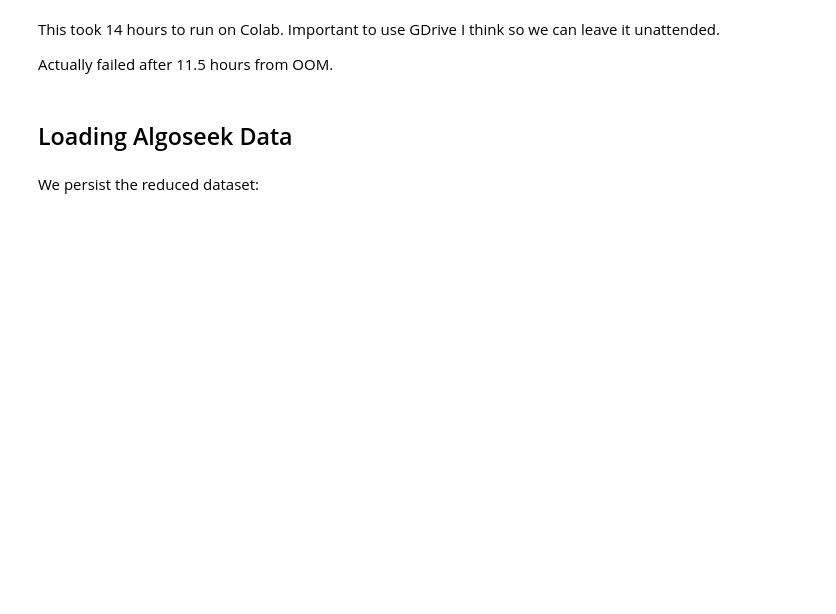
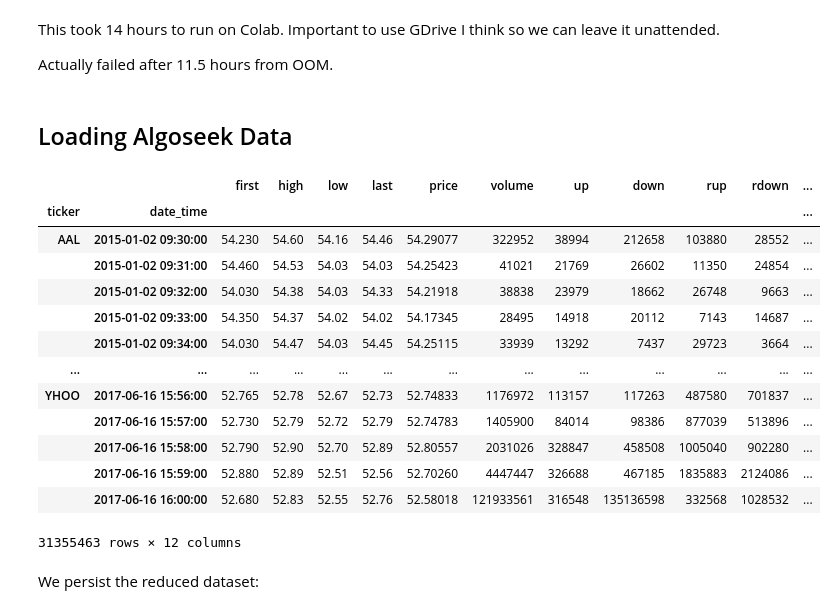
Before and after one commit to fovi-llc/machine-learning-for-trading, a Jupyter notebook: 12_gradient_boosting_machines/10_intraday_features.ipynb, the cells around one changed output. Saved outputs shown, nothing was run; the diff lists cells and outputs as text; code cells hidden in the pictures; blank space fills up the shorter version.

Commit message:
New machine config.

```diff
--- a/12_gradient_boosting_machines/10_intraday_features.ipynb
+++ b/12_gradient_boosting_machines/10_intraday_features.ipynb
@@ -313,5 +301,5 @@ Mounted at /content/drive
 # %%
-workspace_path = Path('/content/drive/MyDrive/Workspace/ml4t')
+workspace_path = Path(os.environ.get("PROJECTS_DIR"), "machine-learning-for-trading")
 
 nasdaq_path = workspace_path / 'data/nasdaq100'
 
@@ -351,6 +344,25 @@ data_cols = ohlcv_cols + ['up', 'down', 'rup', 'rdown', 'atask', 'atbid']
 # %%
 with pd.HDFStore(algoseek_path) as store:
     df = store['min_taq'].loc[:, data_cols].sort_index()
+# %%
+df.index.rename(['ticker', 'date_time'], inplace=True)
+# %%
+df
+# %% [output]
+|  |  | first | high | low | last | price | volume | up | down | rup | rdown | ... |
+| ticker | date_time |  |  |  |  |  |  |  |  |  |  | ... |
+| AAL | 2015-01-02 09:30:00 | 54.230 | 54.60 | 54.16 | 54.46 | 54.29077 | 322952 | 38994 | 212658 | 103880 | 28552 | ... |
+|  | 2015-01-02 09:31:00 | 54.460 | 54.53 | 54.03 | 54.03 | 54.25423 | 41021 | 21769 | 26602 | 11350 | 24854 | ... |
+|  | 2015-01-02 09:32:00 | 54.030 | 54.38 | 54.03 | 54.33 | 54.21918 | 38838 | 23979 | 18662 | 26748 | 9663 | ... |
+|  | 2015-01-02 09:33:00 | 54.350 | 54.37 | 54.02 | 54.02 | 54.17345 | 28495 | 14918 | 20112 | 7143 | 14687 | ... |
+|  | 2015-01-02 09:34:00 | 54.030 | 54.47 | 54.03 | 54.45 | 54.25115 | 33939 | 13292 | 7437 | 29723 | 3664 | ... |
+| ... | ... | ... | ... | ... | ... | ... | ... | ... | ... | ... | ... | ... |
+| YHOO | 2017-06-16 15:56:00 | 52.765 | 52.78 | 52.67 | 52.73 | 52.74833 | 1176972 | 113157 | 117263 | 487580 | 701837 | ... |
+|  | 2017-06-16 15:57:00 | 52.730 | 52.79 | 52.72 | 52.79 | 52.74783 | 1405900 | 84014 | 98386 | 877039 | 513896 | ... |
+|  | 2017-06-16 15:58:00 | 52.790 | 52.90 | 52.70 | 52.89 | 52.80557 | 2031026 | 328847 | 458508 | 1005040 | 902280 | ... |
+|  | 2017-06-16 15:59:00 | 52.880 | 52.89 | 52.51 | 52.56 | 52.70260 | 4447447 | 326688 | 467185 | 1835883 | 2124086 | ... |
+|  | 2017-06-16 16:00:00 | 52.680 | 52.83 | 52.55 | 52.76 | 52.58018 | 121933561 | 316548 | 135136598 | 332568 | 1028532 | ... |
+31355463 rows × 12 columns
 # %%
 df['date'] = pd.to_datetime(df.index.get_level_values('date_time').date)
 # %% [markdown]
```
Also changed, not shown: parts of 24 cells of this notebook, 2 other files.
